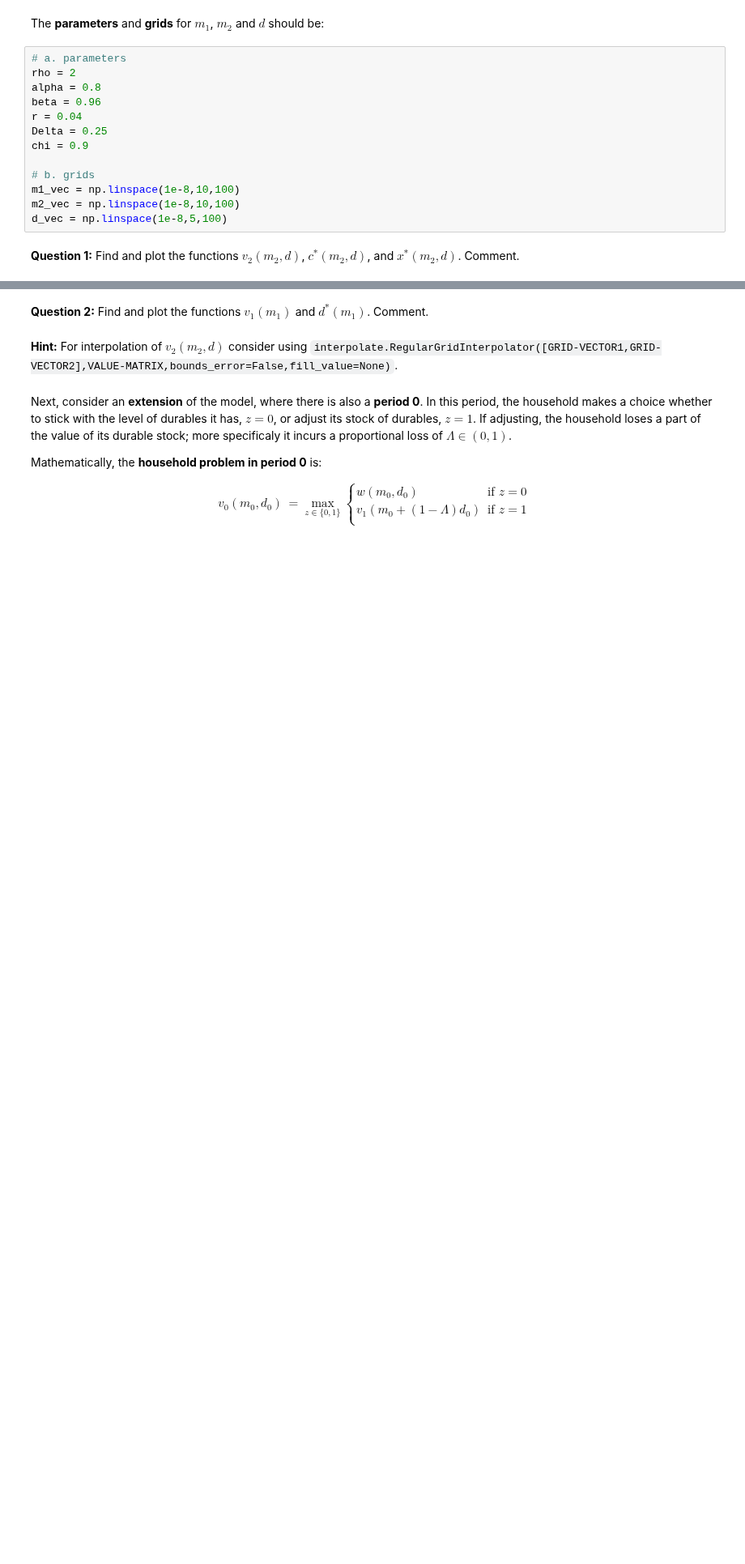
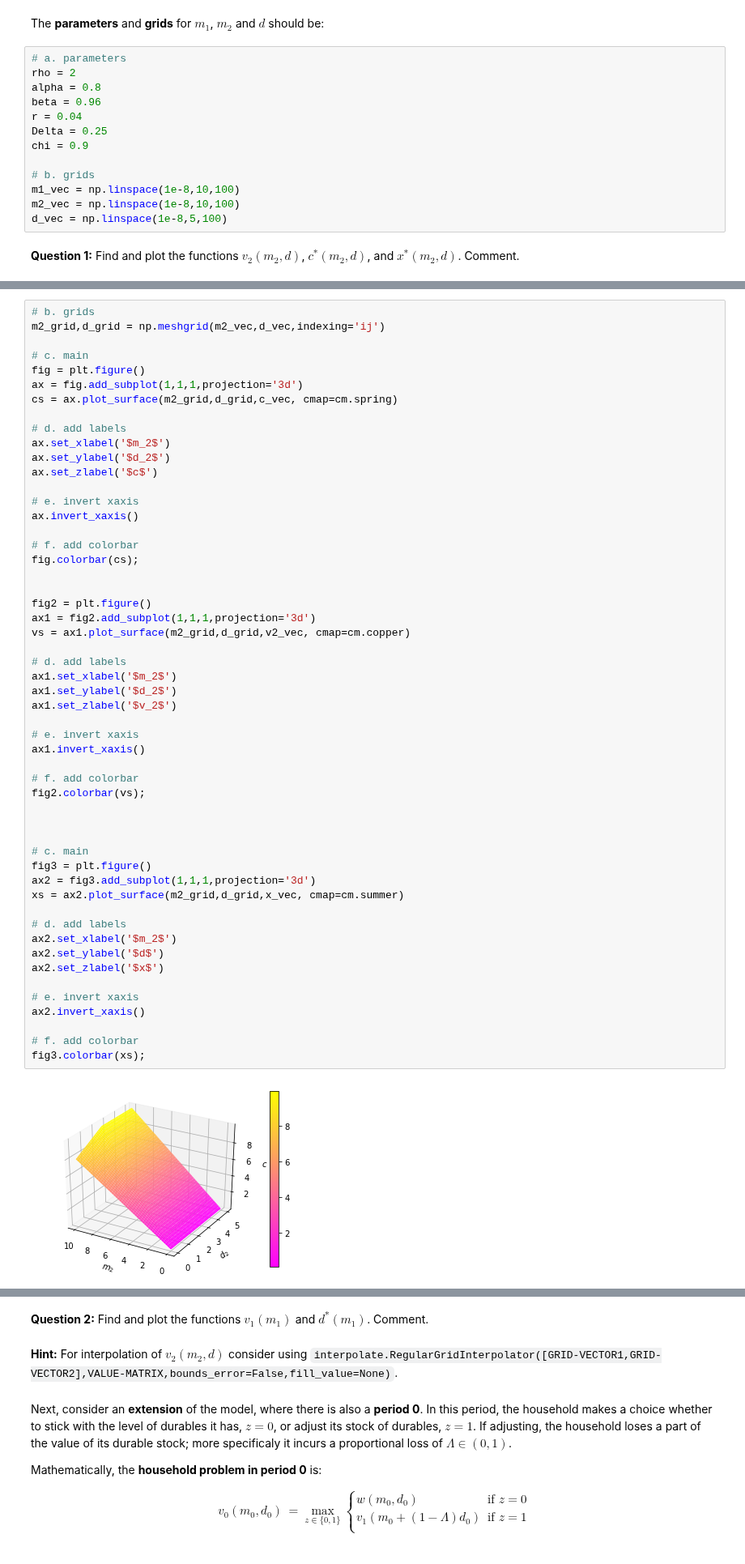
Before and after one commit to NumEconCopenhagen/projects-2020-matrixgymnasterne, a Jupyter notebook: examproject/exam_2020.ipynb, the cells around one changed output, grey strips where cells are left out. Shown at 81% size. Saved outputs shown, nothing was run; the diff lists cells and outputs as text; blank space fills up the shorter version.

```diff
--- a/examproject/exam_2020.ipynb
+++ b/examproject/exam_2020.ipynb
@@ -339,0 +431,55 @@ d_vec = np.linspace(1e-8,5,100)
+# %%
+# b. grids
+m2_grid,d_grid = np.meshgrid(m2_vec,d_vec,indexing='ij')
+
+# c. main
+fig = plt.figure()
+ax = fig.add_subplot(1,1,1,projection='3d')
+cs = ax.plot_surface(m2_grid,d_grid,c_vec, cmap=cm.spring)
+
+# d. add labels
+ax.set_xlabel('$m_2$')
+ax.set_ylabel('$d_2$')
+ax.set_zlabel('$c$')
+
+# e. invert xaxis
+ax.invert_xaxis()
+
+# f. add colorbar
+fig.colorbar(cs);
+
+
+fig2 = plt.figure()
+ax1 = fig2.add_subplot(1,1,1,projection='3d')
+vs = ax1.plot_surface(m2_grid,d_grid,v2_vec, cmap=cm.copper)
+
+# d. add labels
+ax1.set_xlabel('$m_2$')
+ax1.set_ylabel('$d_2$')
+ax1.set_zlabel('$v_2$')
+
+# e. invert xaxis
+ax1.invert_xaxis()
+
+# f. add colorbar
+fig2.colorbar(vs);
+
+
+
+# c. main
+fig3 = plt.figure()
+ax2 = fig3.add_subplot(1,1,1,projection='3d')
+xs = ax2.plot_surface(m2_grid,d_grid,x_vec, cmap=cm.summer)
+
+# d. add labels
+ax2.set_xlabel('$m_2$')
+ax2.set_ylabel('$d$')
+ax2.set_zlabel('$x$')
+
+# e. invert xaxis
+ax2.invert_xaxis()
+
+# f. add colorbar
+fig3.colorbar(xs);
+# %% [output]
+[figure, added]
```
Also changed, not shown: parts of 6 cells of this notebook.
